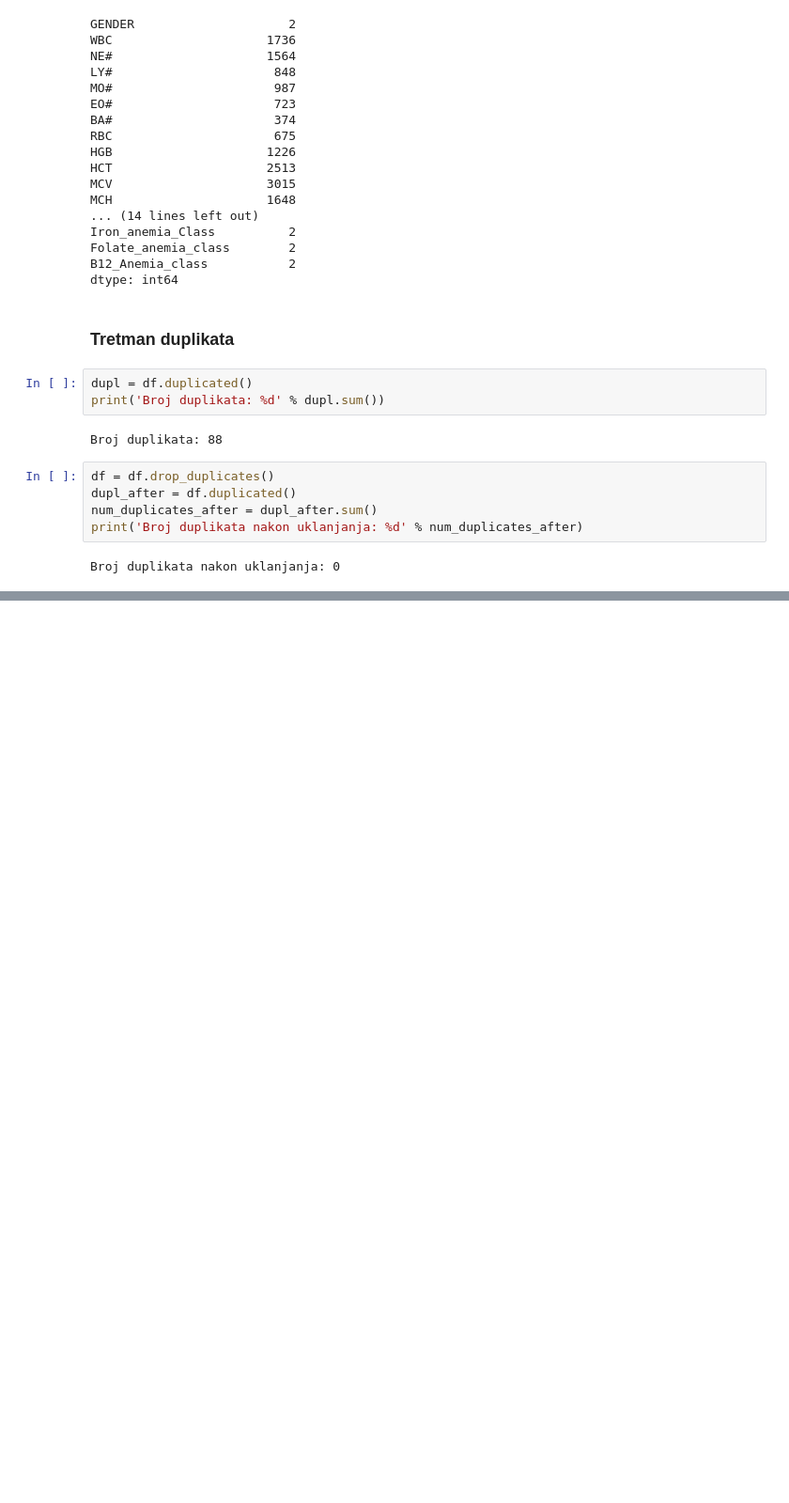
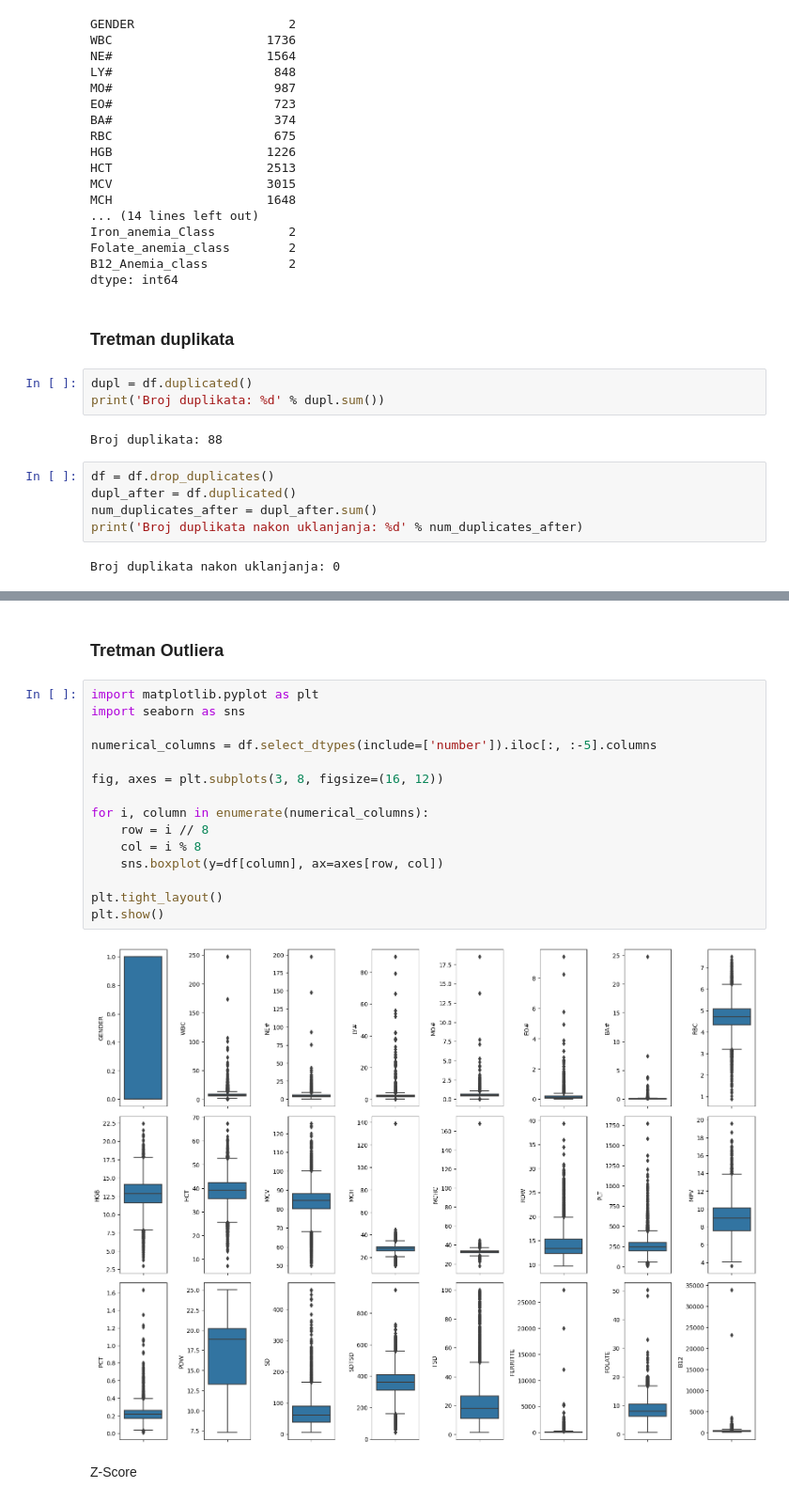
Before and after one commit to TeodoraSekulic/MASINSKO-projekat3, a Jupyter notebook: p3.ipynb, the cells around one changed output, grey strips where cells are left out. Shown at 94% size. Drawn from its saved outputs; the diff is of its cells as text; blank space fills up the shorter version.

```diff
--- a/p3.ipynb
+++ b/p3.ipynb
@@ -100,0 +173,21 @@ Broj duplikata nakon uklanjanja: 0
+# %% [markdown]
+### Tretman Outliera
+# %%
+import matplotlib.pyplot as plt
+import seaborn as sns
+
+numerical_columns = df.select_dtypes(include=['number']).iloc[:, :-5].columns
+
+fig, axes = plt.subplots(3, 8, figsize=(16, 12))
+
+for i, column in enumerate(numerical_columns):
+    row = i // 8
+    col = i % 8
+    sns.boxplot(y=df[column], ax=axes[row, col])
+
+plt.tight_layout()
+plt.show()
+# %% [output]
+[figure, added]
+# %% [markdown]
+Z-Score
```
Also changed, not shown: parts of 43 cells of this notebook.
